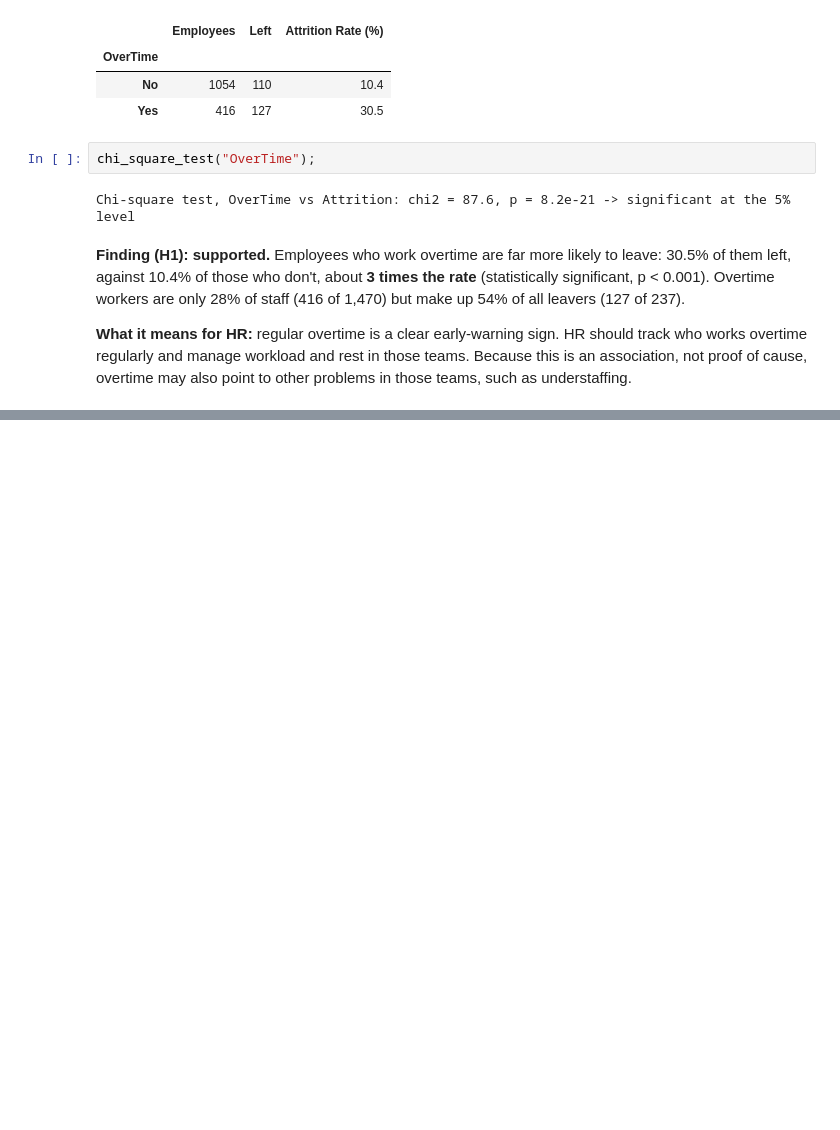
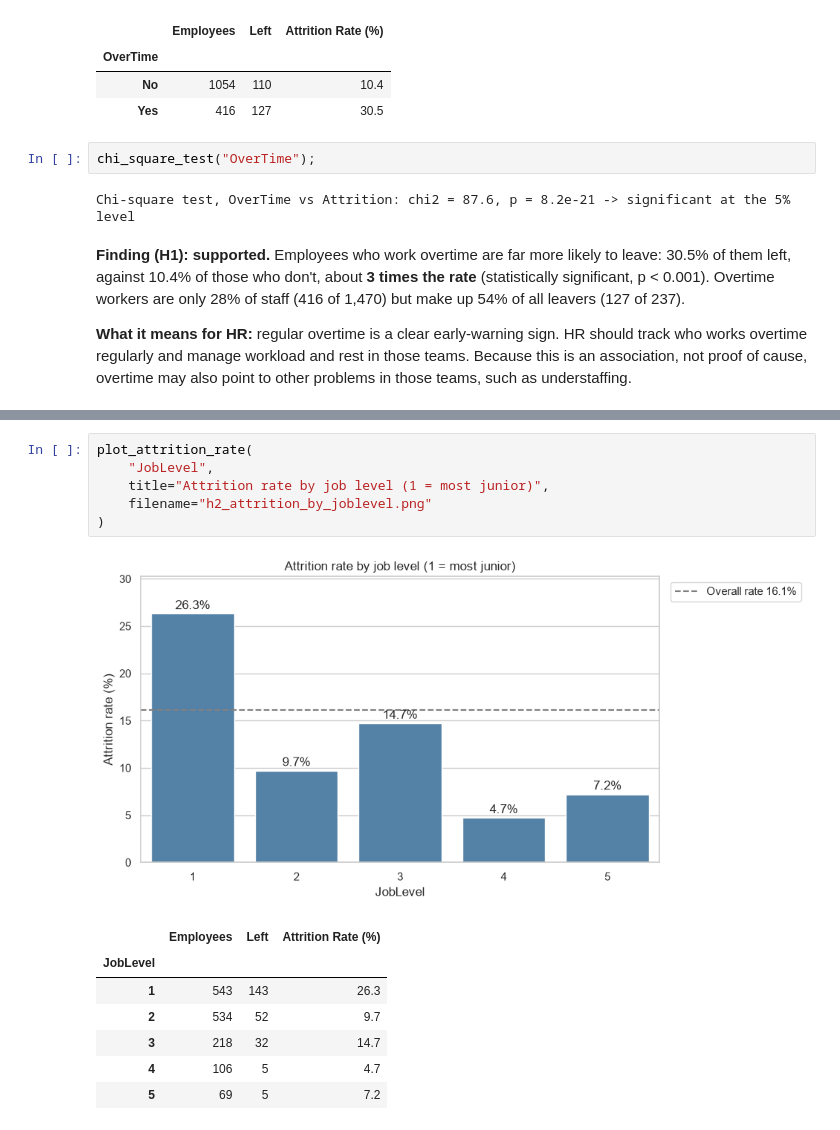
Before and after one commit to Trumpibeabuchi/techcrush-c9-group5-attrition, a Jupyter notebook: notebooks/EMPLOYEE_ATTRITION_PREDICTION.ipynb, the cells around one changed output, grey strips where cells are left out. Cells and saved outputs as stored; diff of their text form; blank space fills up the shorter version.

```diff
--- a/notebooks/EMPLOYEE_ATTRITION_PREDICTION.ipynb
+++ b/notebooks/EMPLOYEE_ATTRITION_PREDICTION.ipynb
@@ -550,0 +595,15 @@ tenure analysis and the finding will be added when we reach H3.
+# %%
+plot_attrition_rate(
+    "JobLevel",
+    title="Attrition rate by job level (1 = most junior)",
+    filename="h2_attrition_by_joblevel.png"
+)
+# %% [output]
+[figure, added]
+|  | Employees | Left | Attrition Rate (%) |
+| JobLevel |  |  |  |
+| 1 | 543 | 143 | 26.3 |
+| 2 | 534 | 52 | 9.7 |
+| 3 | 218 | 32 | 14.7 |
+| 4 | 106 | 5 | 4.7 |
+| 5 | 69 | 5 | 7.2 |
```
Also changed, not shown: parts of 38 cells of this notebook, 15 other files.
